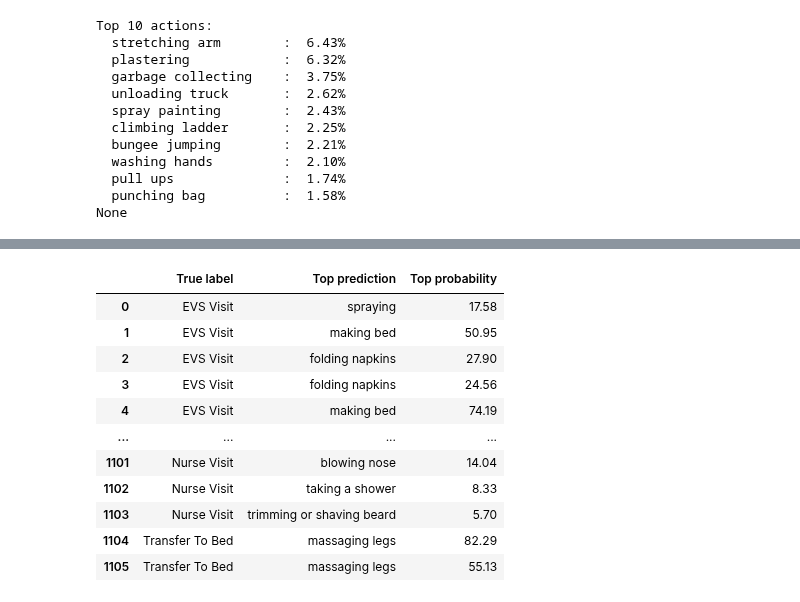
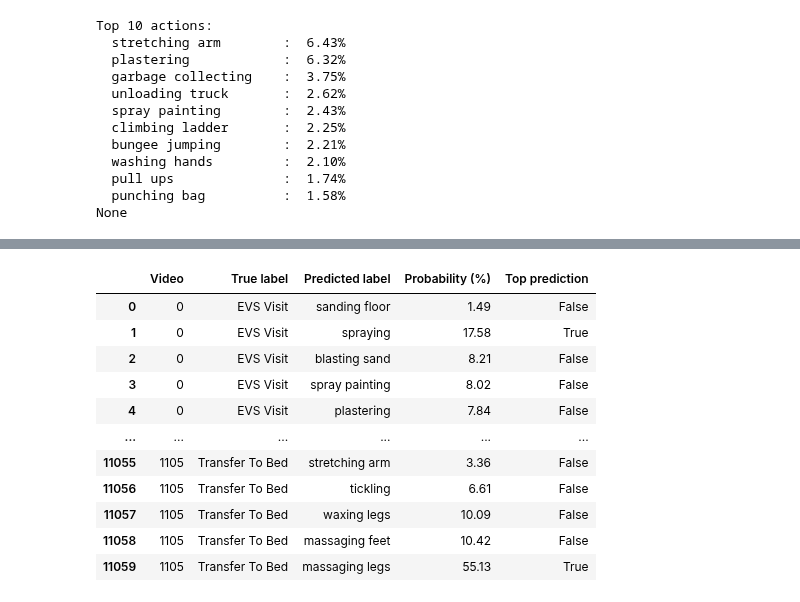
Before and after one commit to AI-For-Wearables-PAM/activity-recog, a Jupyter notebook: model_types/inflated_3d/inflated_3d.ipynb, the cells around one changed output, grey strips where cells are left out. Saved outputs shown, nothing was run; the diff lists cells and outputs as text; code cells hidden in the pictures.

```diff
--- a/model_types/inflated_3d/tf2.ipynb
+++ b/model_types/inflated_3d/inflated_3d.ipynb
@@ -423,52 +401,69 @@ predictions_df['True label'][0]
 # %%
-# Organize data, there are 10 predictions per row
+# Format data
+pred_rows = []
+true_cats = []
+pred_cats = []
+probs = []
 
-all_rows = []
-top_cats = []
-top_vals = []
-true_cat = []
-
+# Add each predictions as a new row
 for row in predictions_df.iterrows():
-    idx = row[0]
+    idx = int(row[0])
     tl =  row[1][1]
-    # Get predictions
     row_pred = row[1][0]
 
-    # Split strings
-    top = row_pred[0].split()
-    delimit = " "
-    new = delimit.join(top)
+    for r in enumerate(row_pred):
+        pred_idx = r[0]
+        pred = r[1]
 
-    # Remove whitespace and symbols
-    top = new.split(":")
-    category = top[0].strip()
-    val = top[len(top)-1][:-1].strip()
+        # Split strings
+        pred = pred.split()
 
-    all_rows.append(idx)
-    top_cats.append(category)
-    top_vals.append(float(val))
-    true_cat.append(tl)
+        delimit = " "
+        joined = delimit.join(pred)
 
-top_data = {"True label": true_cat, "Top prediction": top_cats, "Top probability": top_vals}
+        # Remove whitespace and symbols
+        new = joined.split(":")
+        category = new[0].strip()
+        val = float(new[len(new)-1][:-1].strip())
+
+        pred_rows.append(idx)
+        true_cats.append(tl)
+        pred_cats.append(category)
+        probs.append(val)
+
+
+top_data = {"Video": pred_rows, "True label": true_cats,
+            "Predicted label": pred_cats, "Probability (%)": probs}
+
 top_df = pd.DataFrame(top_data)
 
+# Get top predictions
+top = top_df.groupby('Video')['Probability (%)'].nlargest(1)
+top_df = top_df.sort_values(['Video', 'Probability (%)'],
+                            ascending=False).groupby('Video').head(10).reset_index(drop=True)
+
+# Add top predictions to DataFrame
+top_df['Top prediction'] = top_df.index % 10 == 0
+top_df =top_df.sort_values(['Video'], ascending=True).reset_index(drop=True)
+
 # Save as CSV
-dir = "../../data"
-fname = "2024-11-18-inflated3d-test_top"
+dir = "../../performance_data/test_perf"
+fname = "2024-11-18-inflated3d-test_all"
 save_path = f"{dir}/{fname}.csv"
 top_df.to_csv(save_path, index=False)
 
+# Show formatted DataFrame
 top_df
 # %% [output]
-|  | True label | Top prediction | Top probability |
-| 0 | EVS Visit | spraying | 17.58 |
-| 1 | EVS Visit | making bed | 50.95 |
-| 2 | EVS Visit | folding napkins | 27.90 |
-| 3 | EVS Visit | folding napkins | 24.56 |
-| 4 | EVS Visit | making bed | 74.19 |
-| ... | ... | ... | ... |
-| 1101 | Nurse Visit | blowing nose | 14.04 |
-| 1102 | Nurse Visit | taking a shower | 8.33 |
-| 1103 | Nurse Visit | trimming or shaving beard | 5.70 |
-| 1104 | Transfer To Bed | massaging legs | 82.29 |
-| 1105 | Transfer To Bed | massaging legs | 55.13 |
+|  | Video | True label | Predicted label | Probability (%) | Top prediction |
+| 0 | 0 | EVS Visit | sanding floor | 1.49 | False |
+| 1 | 0 | EVS Visit | spraying | 17.58 | True |
+| 2 | 0 | EVS Visit | blasting sand | 8.21 | False |
+| 3 | 0 | EVS Visit | spray painting | 8.02 | False |
+| 4 | 0 | EVS Visit | plastering | 7.84 | False |
+| ... | ... | ... | ... | ... | ... |
+| 11055 | 1105 | Transfer To Bed | stretching arm | 3.36 | False |
+| 11056 | 1105 | Transfer To Bed | tickling | 6.61 | False |
+| 11057 | 1105 | Transfer To Bed | waxing legs | 10.09 | False |
+| 11058 | 1105 | Transfer To Bed | massaging feet | 10.42 | False |
+| 11059 | 1105 | Transfer To Bed | massaging legs | 55.13 | True |
```
Also changed, not shown: parts of 24 cells of this notebook, 4 other files.
